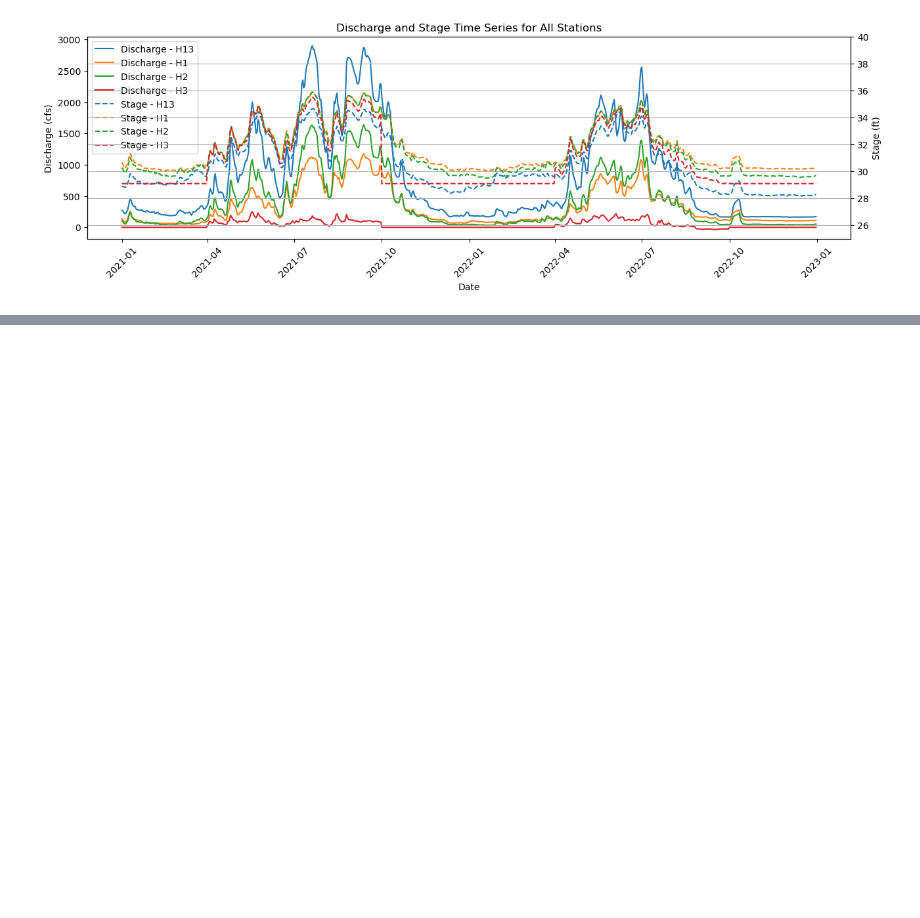
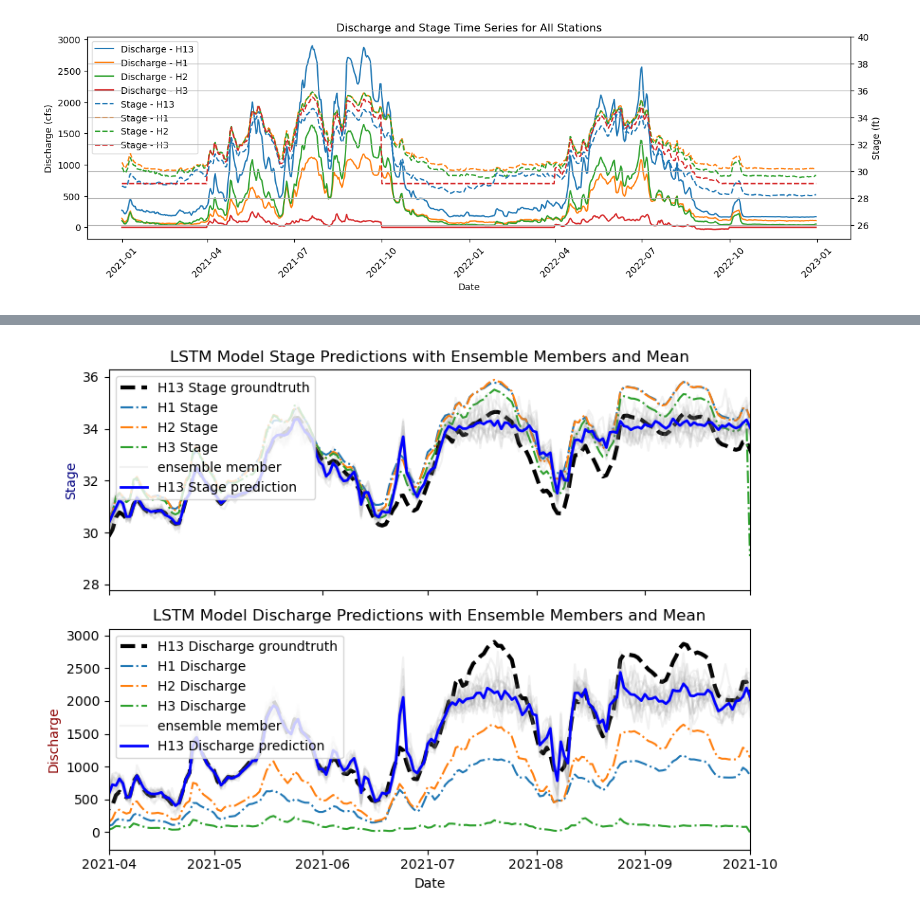
Before and after one commit to DualEarth/fractional_st_venant_lstm, a Jupyter notebook: notebook.ipynb, the cells around one changed output, grey strips where cells are left out. Saved outputs shown, nothing was run; the diff lists cells and outputs as text; code cells hidden in the pictures; blank space fills up the shorter version.

```diff
--- a/notebook.ipynb
+++ b/notebook.ipynb
@@ -29,0 +40,8 @@ Model 4, Epoch 16/16, Loss: 0.0157
+# %%
+df = load_project_data(data_dir='./data')
+config = load_project_config('config_LSTMModel_short.yml')
+model_data = prepare_model_data(config, df)
+model_predictions = train_and_run_model(config, model_data)
+plot_df = process_model_data(config, df, model_predictions)
+plot_results(config, df, plot_df, model_data)
+# %% [output]
@@ -29,0 +66 @@ Model 4, Epoch 16/16, Loss: 0.0157
+[figure, added]
```
Also changed, not shown: parts of 6 cells of this notebook, 9 other files.
